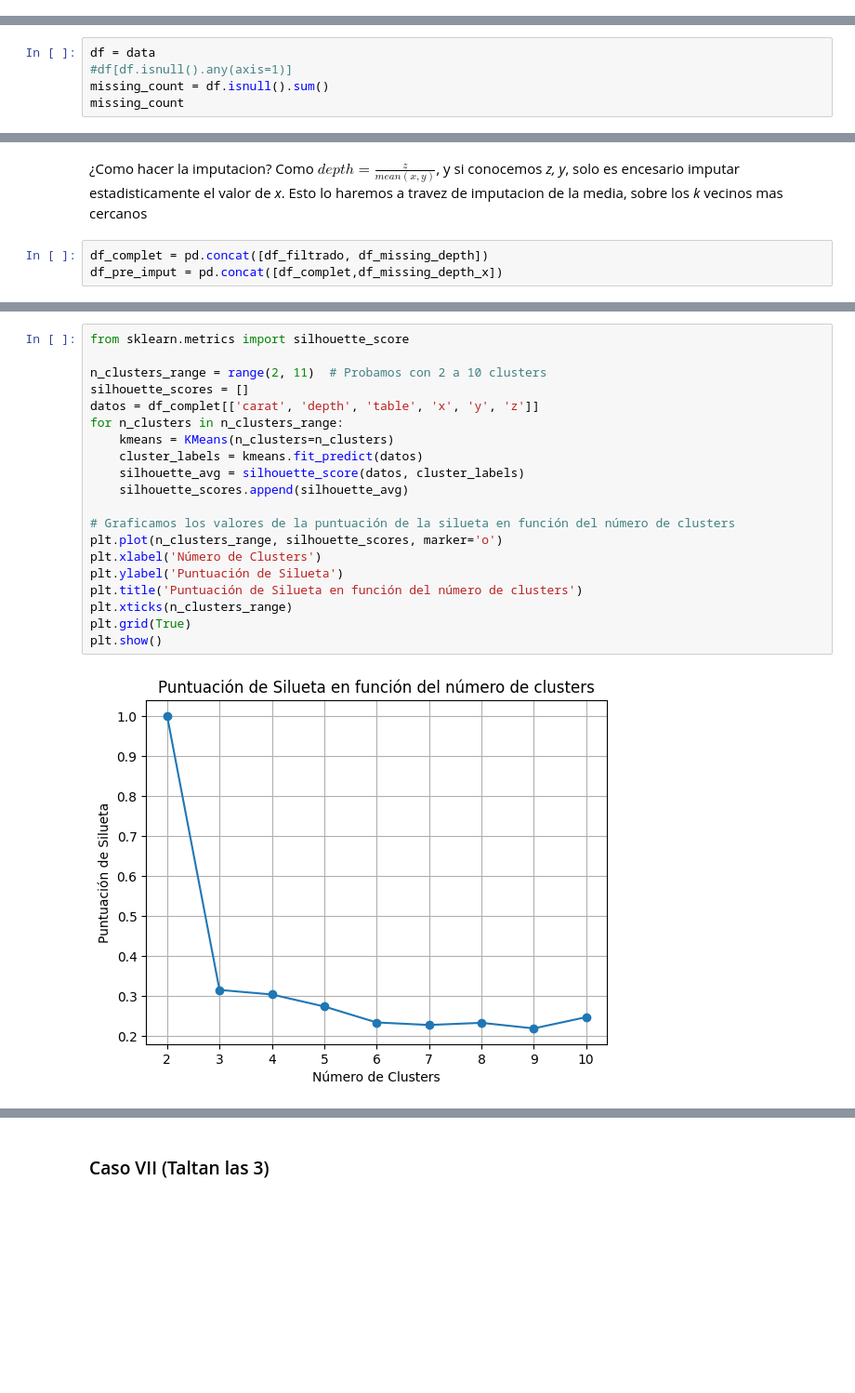
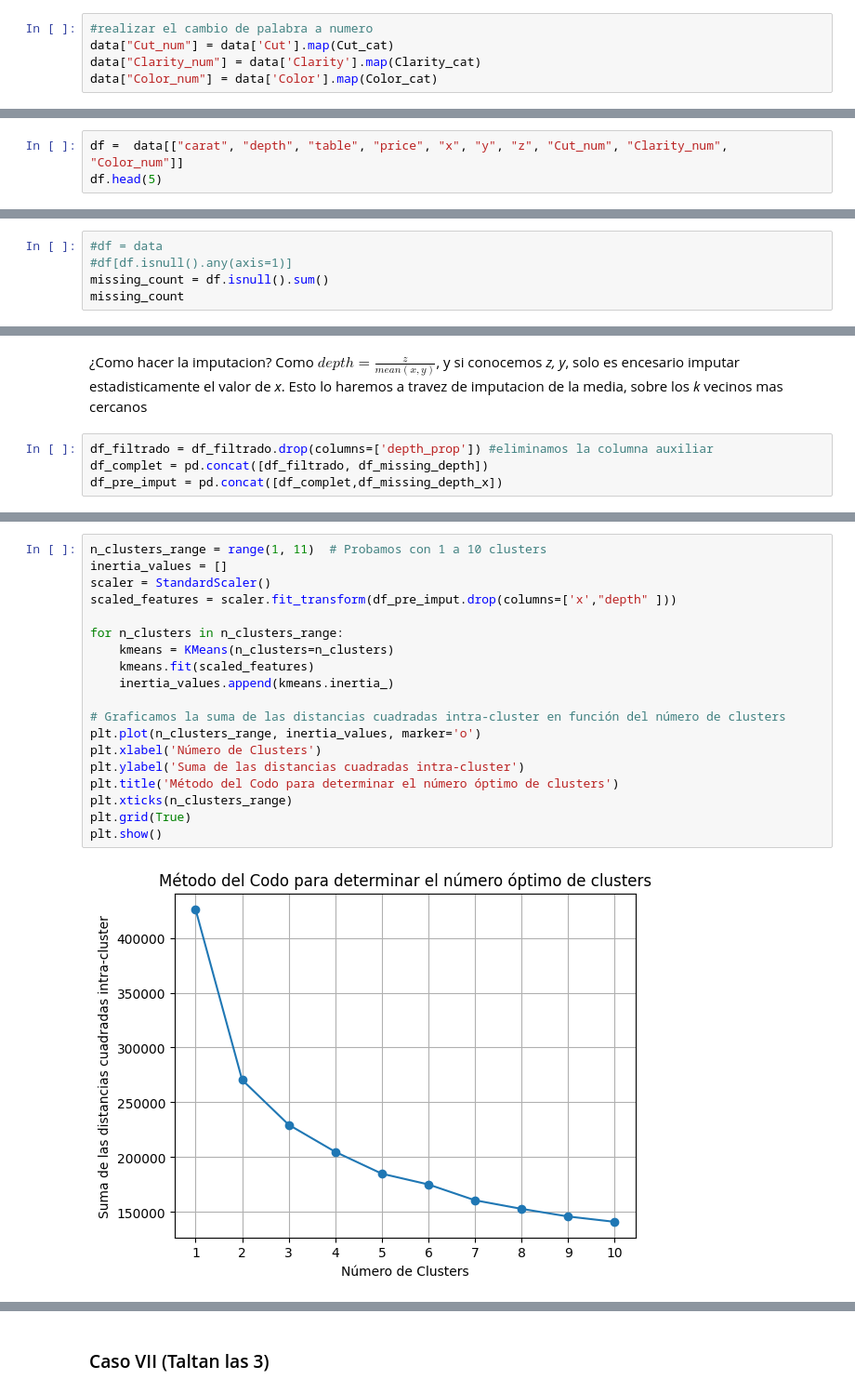
Before and after one commit to PedroAdair/Diamonds, a Jupyter notebook: Exp1/Trial1.ipynb, the cells around one changed output, grey strips where cells are left out. Shown at 93% size. Cells and saved outputs as stored; diff of their text form; blank space fills up the shorter version.

```diff
--- a/Exp1/Trial1.ipynb
+++ b/Exp1/Trial1.ipynb
@@ -162,0 +245,5 @@ data
+# %%
+#realizar el cambio de palabra a numero
+data["Cut_num"] = data['Cut'].map(Cut_cat)
+data["Clarity_num"] = data['Clarity'].map(Clarity_cat)
+data["Color_num"] = data['Color'].map(Color_cat)
@@ -162,0 +252,3 @@ data
+# %%
+df =  data[["carat", "depth", "table", "price", "x", "y", "z", "Cut_num", "Clarity_num", "Color_num"]]
+df.head(5)
@@ -165,7 +264,7 @@ data
 # %% [markdown]
 ¿Que columnas contienen valores faltantes?
 # %%
-df = data
+#df = data
 #df[df.isnull().any(axis=1)]
 missing_count = df.isnull().sum()
 missing_count
@@ -336,5 +440,6 @@ df_missing_depth_x.head()
 # %% [markdown]
 ¿Como hacer la imputacion? Como $depth =\frac{z}{mean(x, y)}$, y si conocemos *z, y*, solo es encesario imputar estadisticamente el valor de *x*. Esto lo haremos a travez de imputacion de la media, sobre los *k* vecinos mas cercanos
 # %%
+df_filtrado = df_filtrado.drop(columns=['depth_prop']) #eliminamos la columna auxiliar
 df_complet = pd.concat([df_filtrado, df_missing_depth])
 df_pre_imput = pd.concat([df_complet,df_missing_depth_x])
@@ -359,22 +450,21 @@ datos_faltantes = df_pre_imput[df_pre_imput['x'].isna()]
 # %%
-from sklearn.metrics import silhouette_score
+n_clusters_range = range(1, 11)  # Probamos con 1 a 10 clusters
+inertia_values = []
+scaler = StandardScaler()
+scaled_features = scaler.fit_transform(df_pre_imput.drop(columns=['x',"depth" ]))
 
-n_clusters_range = range(2, 11)  # Probamos con 2 a 10 clusters
-silhouette_scores = []
-datos = df_complet[['carat', 'depth', 'table', 'x', 'y', 'z']]
 for n_clusters in n_clusters_range:
     kmeans = KMeans(n_clusters=n_clusters)
-    cluster_labels = kmeans.fit_predict(datos)
-    silhouette_avg = silhouette_score(datos, cluster_labels)
-    silhouette_scores.append(silhouette_avg)
+    kmeans.fit(scaled_features)
+    inertia_values.append(kmeans.inertia_)
 
-# Graficamos los valores de la puntuación de la silueta en función del número de clusters
-plt.plot(n_clusters_range, silhouette_scores, marker='o')
+# Graficamos la suma de las distancias cuadradas intra-cluster en función del número de clusters
+plt.plot(n_clusters_range, inertia_values, marker='o')
 plt.xlabel('Número de Clusters')
-plt.ylabel('Puntuación de Silueta')
-plt.title('Puntuación de Silueta en función del número de clusters')
+plt.ylabel('Suma de las distancias cuadradas intra-cluster')
+plt.title('Método del Codo para determinar el número óptimo de clusters')
 plt.xticks(n_clusters_range)
 plt.grid(True)
 plt.show()
 # %% [output]
-[figure, old version]
+[figure, new version]
```
Also changed, not shown: parts of 55 cells of this notebook, 1 other file.
